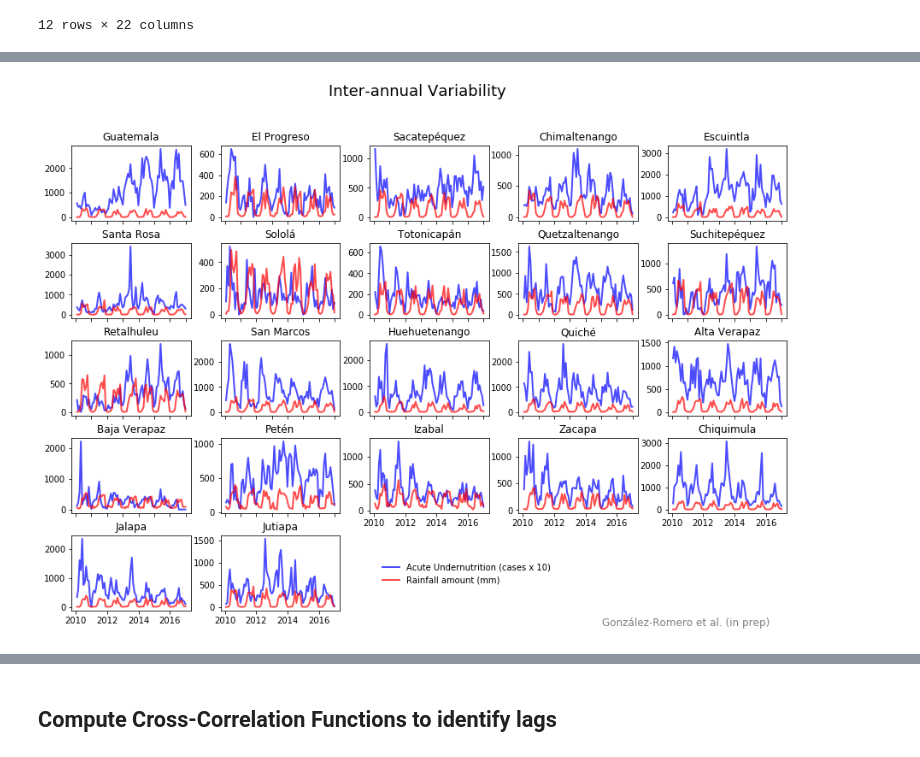
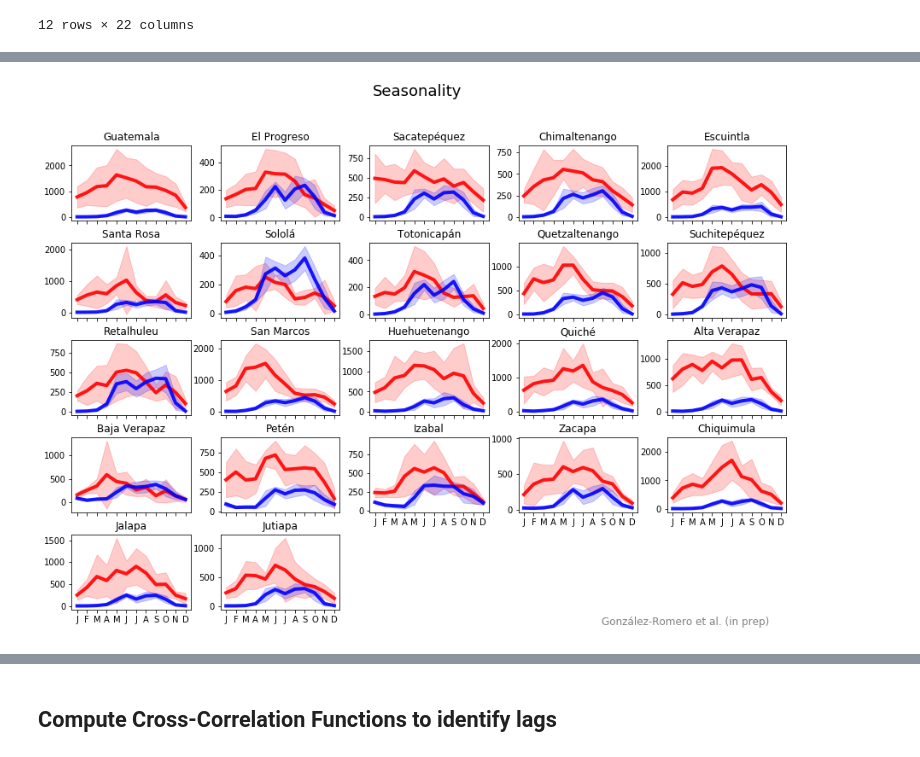
Before and after one commit to agmunozs/climateandsociety, a Jupyter notebook: Guatemala_AcuteUndernutrition5yrold_Preprocessing.ipynb, the cells around one changed output, grey strips where cells are left out. Drawn from its saved outputs; the diff is of its cells as text; code cells hidden in the pictures.

```diff
--- a/Guatemala_AcuteUndernutrition5yrold_Preprocessing.ipynb
+++ b/Guatemala_AcuteUndernutrition5yrold_Preprocessing.ipynb
@@ -196,0 +240,3 @@ climoundernut
+# %%
+rain_stand = rain.groupby(rain.index.strftime('%m')).apply(standard)
+rain_stand
@@ -196,0 +297,23 @@ climoundernut
+# %%
+fig, axs = plt.subplots(5,5,gridspec_kw={'hspace': 0.3, 'wspace': 0.25})
+axs = axs.flatten()
+fig.suptitle('Inter-annual Variability (Standardized)', fontsize=18)
+rcParams.update({'font.size': 10})
+for i in range(0,22):
+    axs[i].plot(undernut_stand.index,undernut_stand[undernut_stand.columns[i]],'r',rain_stand.index,rain_stand[rain_stand.columns[i]],'b',linewidth=2, alpha=0.7)
+    axs[i].set_title(undernut_stand.columns[i])
+    axs[i].tick_params(bottom=True, labelbottom=False)
+    axs[i].set_xlim(undernut_stand.index[0],undernut_stand.index[-1])
+    if i>=17:
+        #axs[i].set_xticklabels(ticks)
+        axs[i].xaxis.set_major_locator(years)
+        axs[i].xaxis.set_major_formatter(years_fmt)
+        axs[i].set_xticks(axs[i].get_xticks()[::2]) #show ticks every 2 years
+        axs[i].tick_params(bottom=True, labelbottom=True)
+fig.delaxes(axs[22])
+fig.delaxes(axs[23])
+fig.delaxes(axs[24])
+handles, labels = axs[1].get_legend_handles_labels()
+fig.legend(handles, ['Acute Undernutrition (standardized)','Rainfall amount (standardized)'], loc = (0.45, 0.8),frameon=False)
+fig.text(0.7, 0.1, "González-Romero et al. (in prep)", size=12, color='gray')
+plt.savefig("rainfall_undernut_interannual_standardized.pdf")
@@ -197,25 +322,28 @@ climoundernut
 # %%
 rcParams['figure.figsize'] = 15, 10 #width, height
+rcParams['axes.facecolor'] = 'white'
+style = dict(size=18, color='gray')
 fig, axs = plt.subplots(5,5,gridspec_kw={'hspace': 0.3, 'wspace': 0.25})
 axs = axs.flatten()
-fig.suptitle('Inter-annual Variability', fontsize=18)
+
+fig.suptitle('Seasonality', fontsize=18)
 rcParams.update({'font.size': 10})
+ticks=('J', 'F', 'M', 'A', 'M','J','J','A','S','O','N','D')
 for i in range(0,22):
-    axs[i].plot(undernut.index,10*undernut[undernut.columns[i]],'b',rain.index,rain[rain.columns[i]],'r',linewidth=2, alpha=0.7)
+    axs[i].plot(climoundernut.index,10*climoundernut[climoundernut.columns[i]],'r',climorain.index,climorain[climorain.columns[i]],'b',linewidth=4, alpha=0.9)
     axs[i].set_title(climoundernut.columns[i])
     axs[i].tick_params(bottom=True, labelbottom=False)
-    #axs[i].fill_between(climoundernut.index, 10*(climoundernut[climoundernut.columns[i]]-stdundernut[stdundernut.columns[i]]), 10*(climoundernut[climoundernut.columns[i]]+stdundernut[stdundernut.columns[i]]),color='b',alpha=0.2)
-    #axs[i].fill_between(climorain.index, (climorain[climorain.columns[i]]-stdrain[stdrain.columns[i]]), (climorain[climorain.columns[i]]+stdrain[stdrain.columns[i]]),color='r',alpha=0.2)
+    axs[i].fill_between(climoundernut.index, 10*(climoundernut[climoundernut.columns[i]]-stdundernut[stdundernut.columns[i]]), 10*(climoundernut[climoundernut.columns[i]]+stdundernut[stdundernut.columns[i]]),color='r',alpha=0.2)
+    axs[i].fill_between(climorain.index, (climorain[climorain.columns[i]]-stdrain[stdrain.columns[i]]), (climorain[climorain.columns[i]]+stdrain[stdrain.columns[i]]),color='b',alpha=0.2)
     if i>=17:
-        #axs[i].set_xticklabels(ticks)
-        axs[i].set_xticks(axs[i].get_xticks()[::2]) #show ticks every 2 years
+        axs[i].set_xticklabels(ticks)
         axs[i].tick_params(bottom=True, labelbottom=True)
 fig.delaxes(axs[22])
 fig.delaxes(axs[23])
 fig.delaxes(axs[24])
 handles, labels = axs[21].get_legend_handles_labels()
 fig.legend(handles, ['Acute Undernutrition (cases x 10)','Rainfall amount (mm)'], loc = (0.45, 0.09),frameon=False)
 fig.text(0.7, 0.1, "González-Romero et al. (in prep)", size=12, color='gray')
-plt.savefig("rainfall_undernut_interannual.pdf")
+plt.savefig("rainfall_undernut_clim.pdf")
 # %% [output]
-[figure, old version]
+[figure, new version]
```
Also changed, not shown: parts of 14 cells of this notebook.
